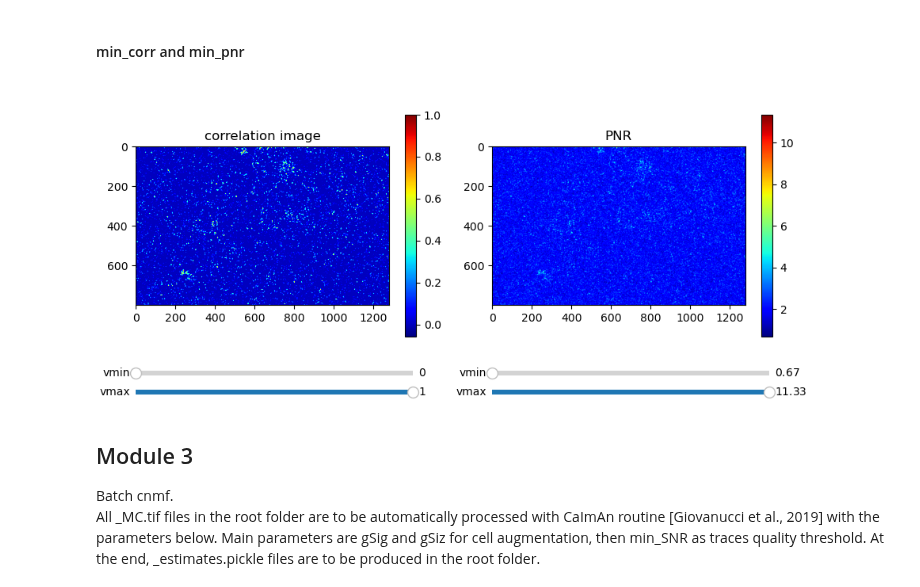
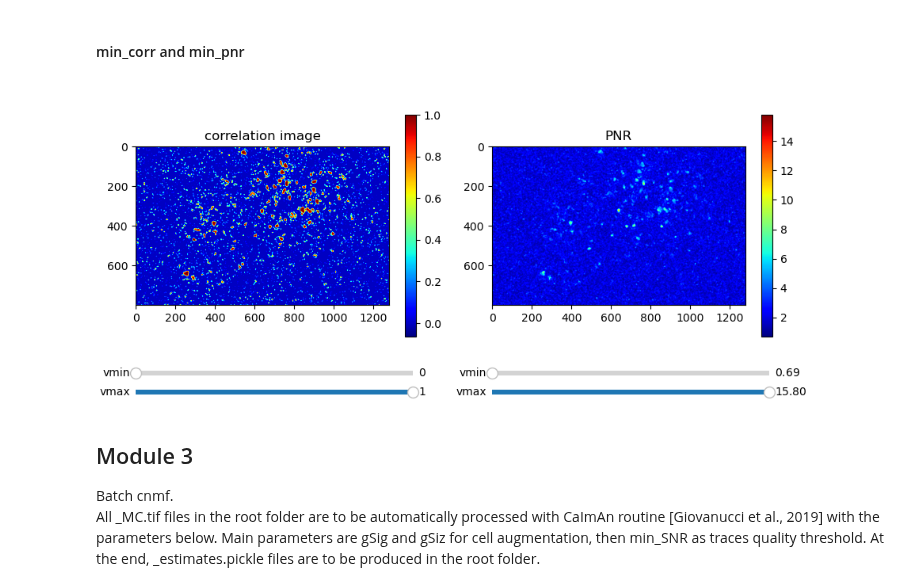
Before and after one commit to iabs-neuro/bearmind, a Jupyter notebook: BEARMIND_demo.ipynb, the cells around one changed output. Cells and saved outputs as stored; diff of their text form; code cells hidden in the pictures.

```diff
--- a/BEARMIND_demo.ipynb
+++ b/BEARMIND_demo.ipynb
@@ -10,7 +10,7 @@ filedir = os.getcwd()
 shutil.copy(os.path.join(filedir, 'startup.py'), os.path.join(local_startup_dir, 'startup.py'))
 %run startup.py
 # %%
-root = '/export/home1/Test inscopix data/'
+root = '/export/home1/Test inscopix data/Test 1/'
 #root = '/home/vladimir/Test inscopix data/'
 data_path_pattern = ''
 # %% [markdown]
@@ -116,12 +111,12 @@ interactive(children=(BoundedIntText(value=3, description='gSig'), Output()), _d
 # %%
 %matplotlib ipympl
 #fnames = glob(os.path.join(root, '*_MC.tif'))
 fnames = askopenfilenames(title = 'Select files for corr image testing',initialdir = root, filetypes = [('TIFF files', '.tif')])
 
-opt_gsig=5
+opt_gsig=8
 test_min_corr_and_pnr(fnames[0], opt_gsig, start_frame=0, end_frame=100)
 # %% [output]
-[figure, old version]
+[figure, new version]
 # %% [markdown]
 <h2>Module 3</h2>
 Batch cnmf.<br/>All _MC.tif files in the root folder are to be automatically processed with CaImAn routine [Giovanucci et al., 2019] with the parameters below. Main parameters are gSig and gSiz for cell augmentation, then min_SNR as traces quality threshold. At the end, _estimates.pickle files are to be produced in the root folder.
```
Also changed, not shown: parts of 5 cells of this notebook, 2 other files.
